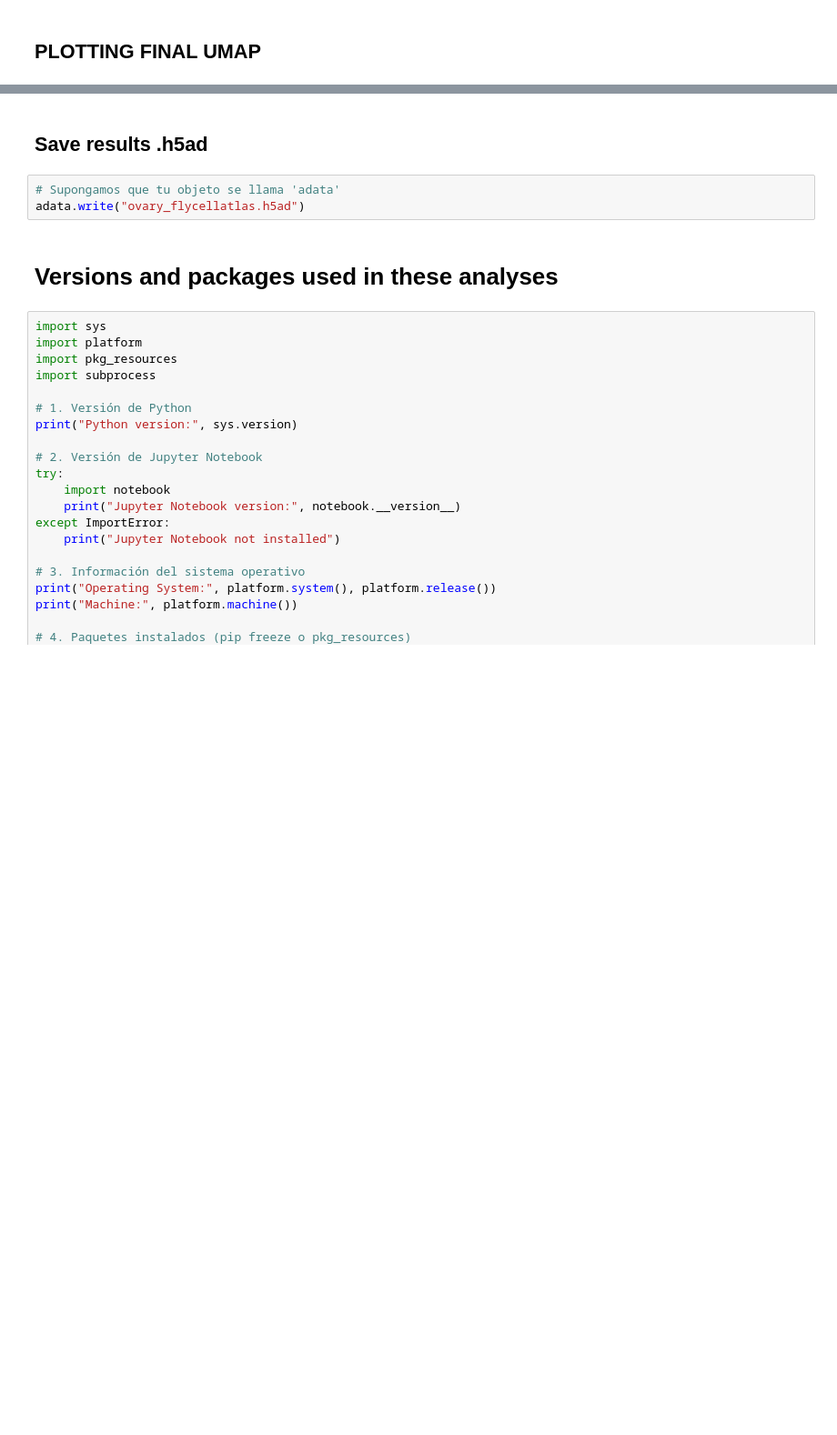
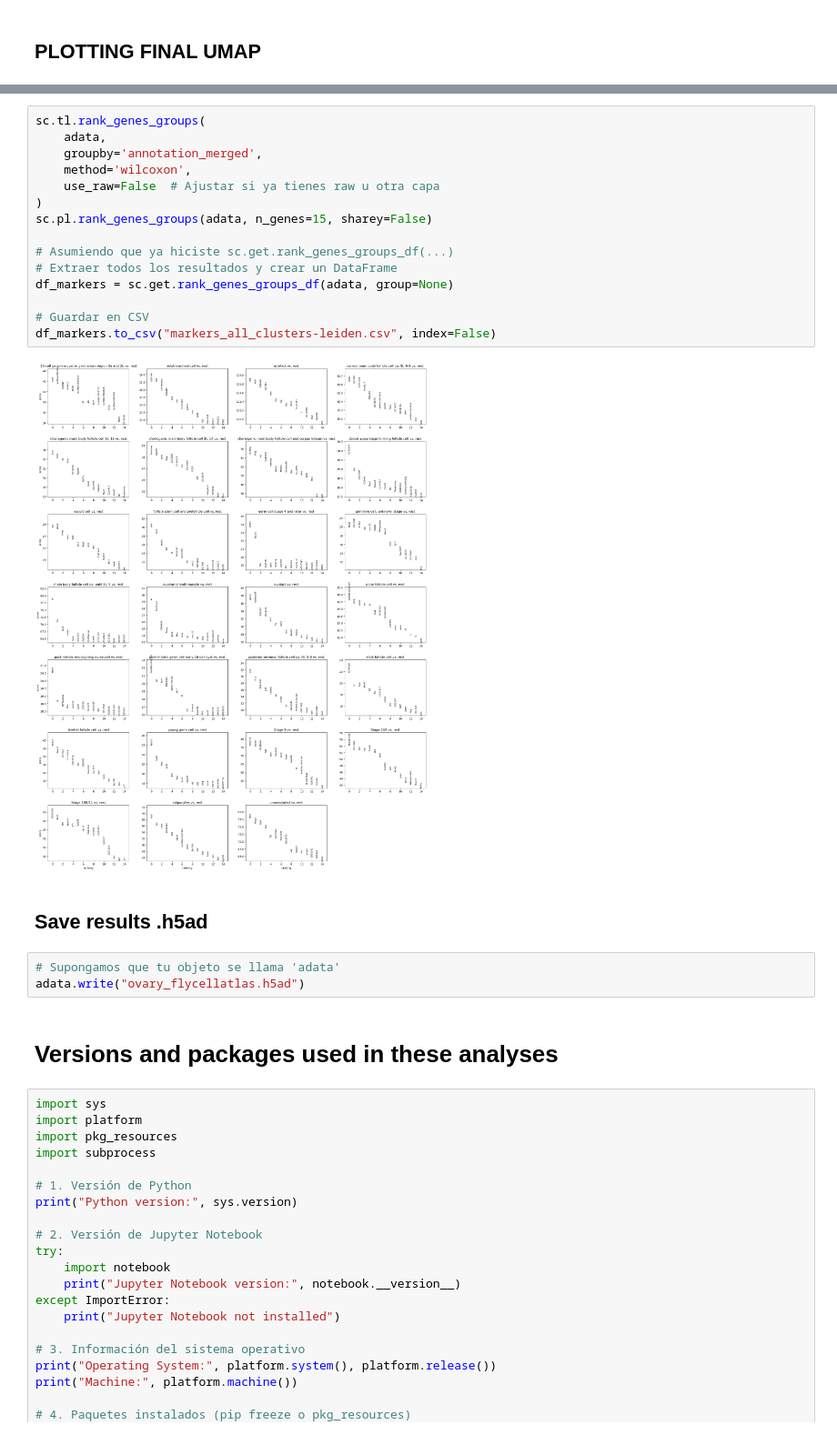
Before and after one commit to meneller/Remaping-FlyCellAtlas, a Jupyter notebook: Remaping-Fly Cell Atlas.ipynb, the cells around one changed output, grey strips where cells are left out. Shown at 91% size. Drawn from its saved outputs; the diff is of its cells as text; blank space fills up the shorter version.

```diff
--- a/Remaping-Fly Cell Atlas.ipynb
+++ b/Remaping-Fly Cell Atlas.ipynb
@@ -249,3 +221,20 @@ sc.pl.umap(adata, color='annotation_merged', legend_loc="right margin", title="U
+# %%
+sc.tl.rank_genes_groups(
+    adata,
+    groupby='annotation_merged',
+    method='wilcoxon',
+    use_raw=False  # Ajustar si ya tienes raw u otra capa
+)
+sc.pl.rank_genes_groups(adata, n_genes=15, sharey=False)
+
+# Asumiendo que ya hiciste sc.get.rank_genes_groups_df(...)
+# Extraer todos los resultados y crear un DataFrame
+df_markers = sc.get.rank_genes_groups_df(adata, group=None)
+
+# Guardar en CSV
+df_markers.to_csv("markers_all_clusters-leiden.csv", index=False)
+# %% [output]
+[figure, added]
 # %% [markdown]
 ## Save results .h5ad
 # %%
```
Also changed, not shown: parts of 12 cells of this notebook.
